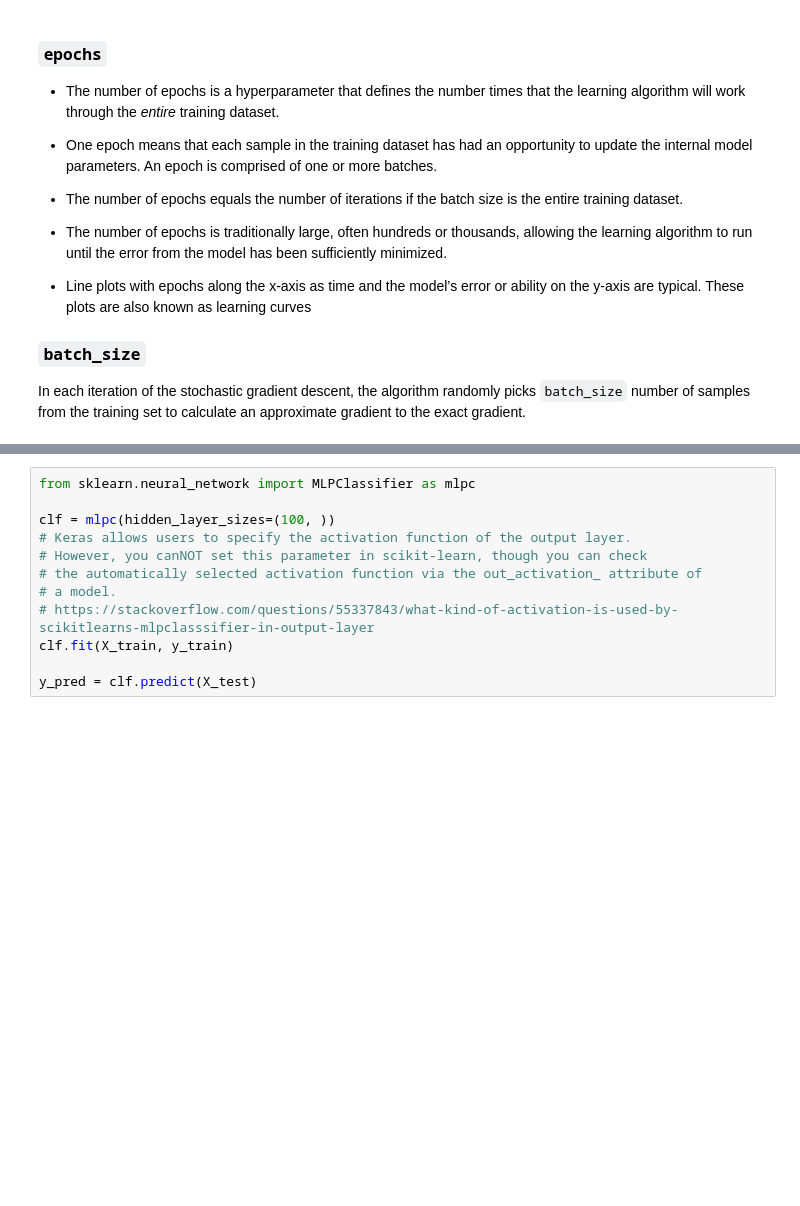
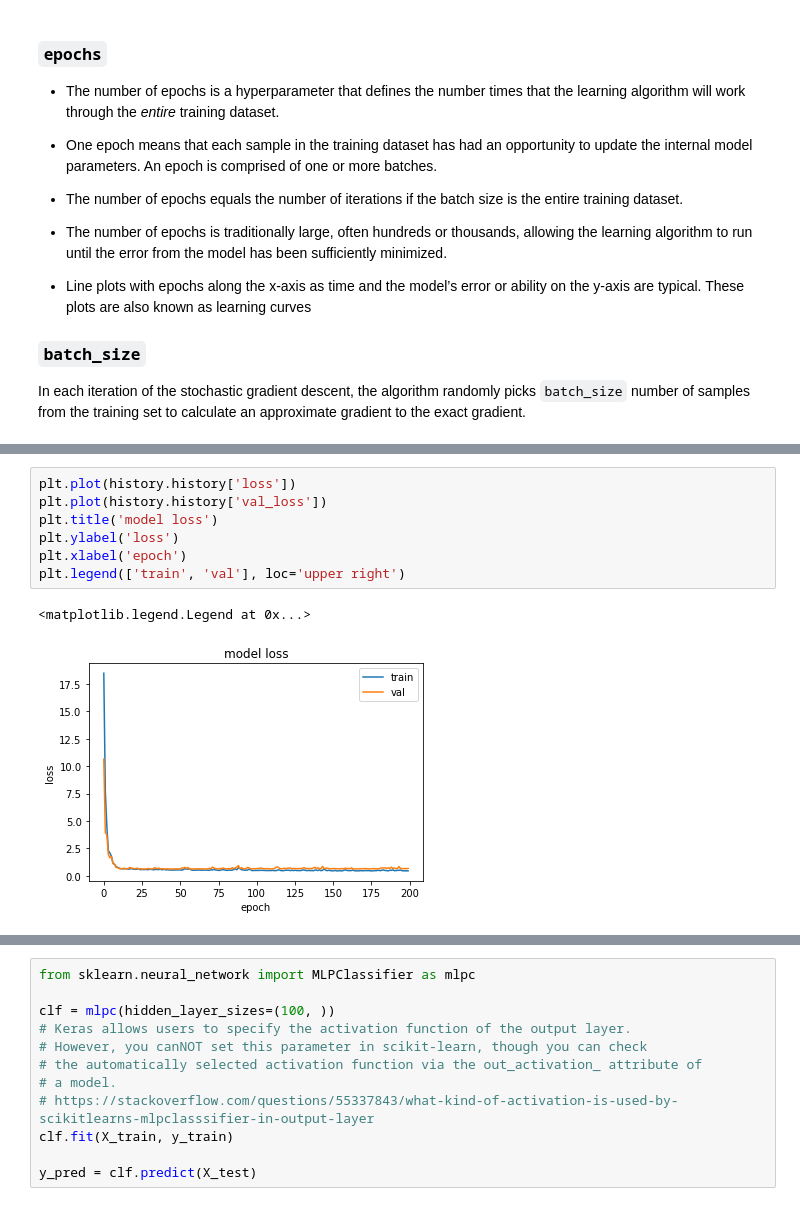
Before and after one commit to alex-lt-kong/image-classification, a Jupyter notebook: 00_keras-basics.ipynb, the cells around one changed output, grey strips where cells are left out. Saved outputs shown, nothing was run; the diff lists cells and outputs as text; blank space fills up the shorter version.

```diff
--- a/00_keras-basics.ipynb
+++ b/00_keras-basics.ipynb
@@ -110,0 +182,10 @@ model.fit(X_train, y_train, epochs=50, batch_size=10)
+# %%
+plt.plot(history.history['loss'])
+plt.plot(history.history['val_loss'])
+plt.title('model loss')
+plt.ylabel('loss')
+plt.xlabel('epoch')
+plt.legend(['train', 'val'], loc='upper right')
+# %% [output]
+<matplotlib.legend.Legend at 0x...>
+[figure, added]
```
Also changed, not shown: parts of 14 cells of this notebook, 1 other file.
